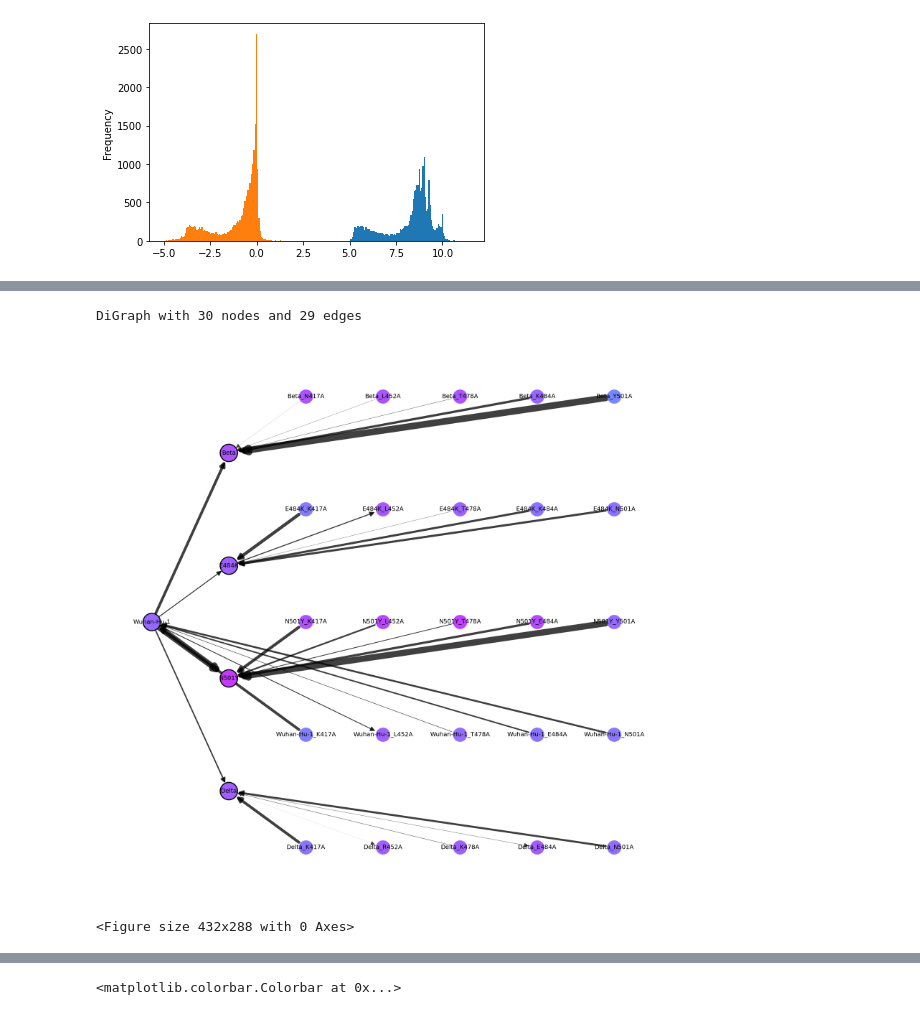
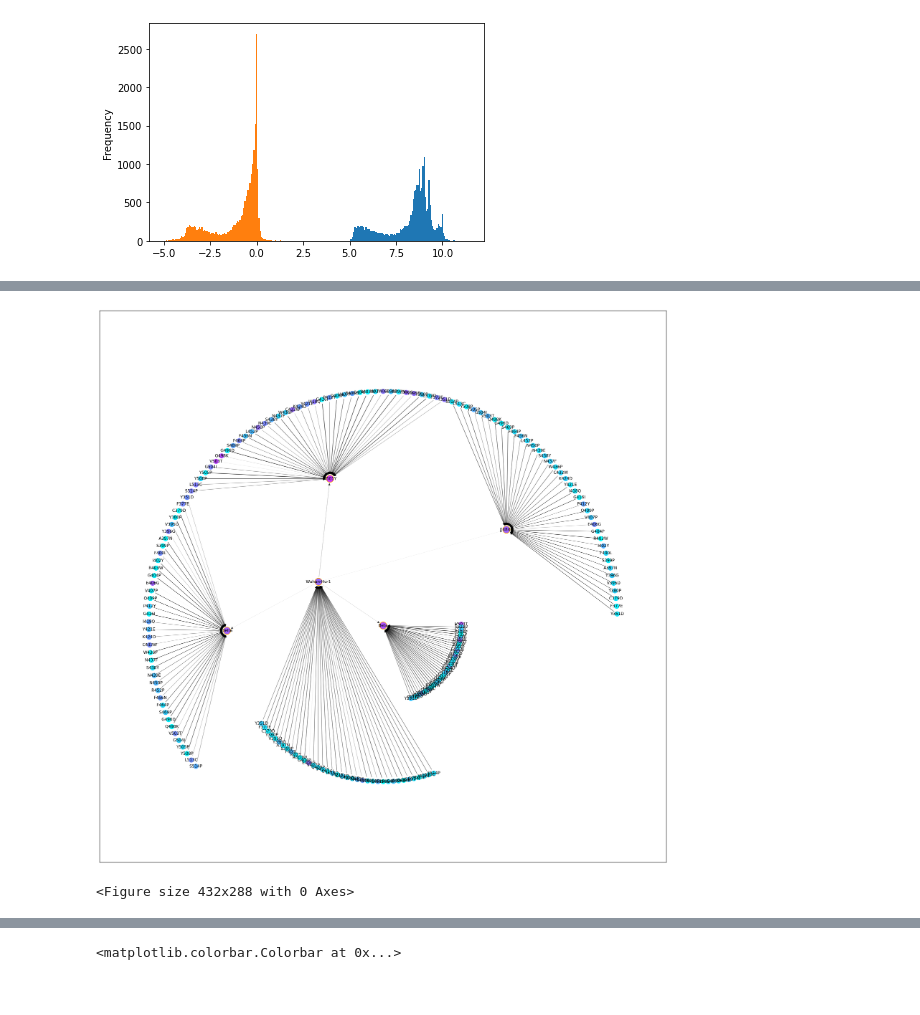
Before and after one commit to weigangq/nov-search, a Jupyter notebook: Weigang/cov.ipynb, the cells around one changed output, grey strips where cells are left out. Saved outputs shown, nothing was run; the diff lists cells and outputs as text; code cells hidden in the pictures.

```diff
--- a/Weigang/cov.ipynb
+++ b/Weigang/cov.ipynb
@@ -151,40 +191,30 @@ plt.savefig("graph.png")
 # %%
-import matplotlib as mpl
-import matplotlib.cm as cm
+# circular layout
+import re
+NodeSizes = [ 200 if x in strains  else 100 for x in DG.nodes ]
+NodeEdges = [ "orange" if x in strains  else "none" for x in DG.nodes ]
+EdgeWidth = [ abs(DG.nodes[x[0]]['bind']-DG.nodes[x[1]]['bind'])/5 for x in DG.edges() ]
 
-print(DG)
-# map fitness to color map
-norm = mpl.colors.Normalize(vmin=min(df['bind']), vmax=max(df['bind']))
-mapper = cm.ScalarMappable(norm=norm, cmap=mpl.cm.cool)
-NodeColors = [ mapper.to_rgba(DG.nodes[v]['bind']) for v in DG.nodes  ]
-#peakLabels = peakG.nodes()
-#print(peakNodeColors)
-
-# highlight WTs
-NodeSizes = [ 300 if x in strains  else 200 for x in DG.nodes ]
-NodeEdges = [ "black" if x in strains  else "none" for x in DG.nodes ]
-EdgeWidth = [ abs(DG.nodes[x[0]]['bind']-DG.nodes[x[1]]['bind'])*5 for x in DG.edges()]
-
-# plot nodes and edges seprately
-pos = nx.multipartite_layout(DG, align = 'vertical')
-#print(pos)
-plt.figure(figsize = (10,10), dpi=300)
+pos = nx.nx_agraph.graphviz_layout(DG, prog="twopi", args="")
+plt.figure(figsize=(20, 20), dpi=300)
 ec = nx.draw_networkx_edges(DG, pos, alpha=0.75, width=EdgeWidth)
 nc = nx.draw_networkx_nodes(DG, pos,
                             node_color=NodeColors,
                             node_size=NodeSizes,
                             edgecolors=NodeEdges
                             )
-nl = nx.draw_networkx_labels(DG, pos, font_size =6)
-#pc = mpl.collections.PatchCollection(nc, cmap=cmap)
-#ax = plt.gca()
-#ax.set_axis_off()
-#plt.colorbar(pc, label='Fitness')
 
-plt.axis('off')
+# customize node labels
+labels = {x:re.sub(r"^.+_", "", x) for x in DG.nodes}
+#print(labels)
+labs = nx.draw_networkx_labels(DG, pos, labels, font_size =8)
+#nx.draw(DG, pos, node_size=20, alpha=0.5, node_color="blue", with_labels=False)
+plt.axis("equal")
 plt.show()
 plt.savefig("cov.png")
+#print(labs)
+#labs = {n:re.sub(r"^.+_", "", lab.get_text()) for n,lab in labs.items() if n in pos}
+#print(labs)
 # %% [output]
+[figure, new version]
-DiGraph with 30 nodes and 29 edges
+<Figure size 432x288 with 0 Axes>
-[figure, old version]
-<Figure size 432x288 with 0 Axes>
```
Also changed, not shown: parts of 5 cells of this notebook, 5 other files.
